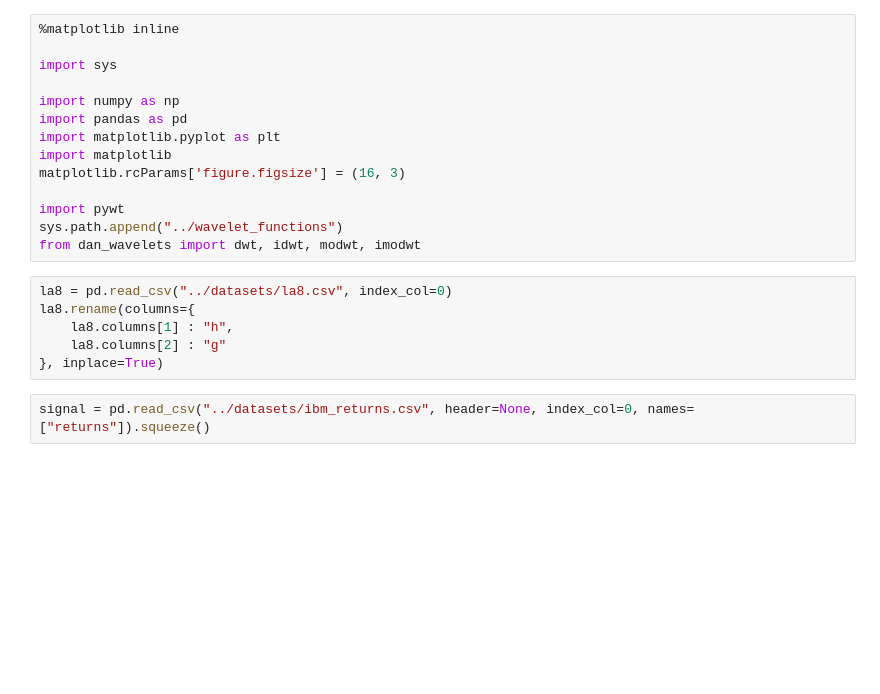
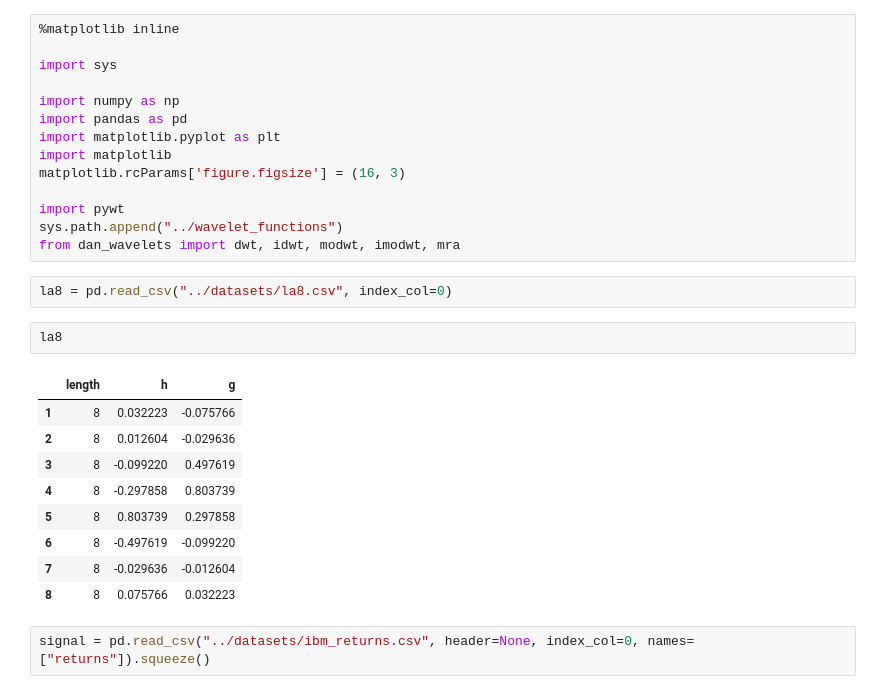
Before and after one commit to LinuxpowerLudo/wavelet_analysis_of_bitcoin, a Jupyter notebook: phase_2/Manual reproduction of page 141 of Gencay and Selcuk.ipynb, the cells around one changed output. Saved outputs shown, nothing was run; the diff lists cells and outputs as text; blank space fills up the shorter version.

```diff
--- a/phase_2/Manual reproduction of page 141 of Gencay and Selcuk.ipynb
+++ b/phase_2/Manual reproduction of page 141 of Gencay and Selcuk.ipynb
@@ -11,13 +11,21 @@ matplotlib.rcParams['figure.figsize'] = (16, 3)
 
 import pywt
 sys.path.append("../wavelet_functions")
-from dan_wavelets import dwt, idwt, modwt, imodwt
+from dan_wavelets import dwt, idwt, modwt, imodwt, mra
 # %%
 la8 = pd.read_csv("../datasets/la8.csv", index_col=0)
-la8.rename(columns={
-    la8.columns[1] : "h",
-    la8.columns[2] : "g"
-}, inplace=True)
+# %%
+la8
+# %% [output]
+|  | length | h | g |
+| 1 | 8 | 0.032223 | -0.075766 |
+| 2 | 8 | 0.012604 | -0.029636 |
+| 3 | 8 | -0.099220 | 0.497619 |
+| 4 | 8 | -0.297858 | 0.803739 |
+| 5 | 8 | 0.803739 | 0.297858 |
+| 6 | 8 | -0.497619 | -0.099220 |
+| 7 | 8 | -0.029636 | -0.012604 |
+| 8 | 8 | 0.075766 | 0.032223 |
 # %%
 signal = pd.read_csv("../datasets/ibm_returns.csv", header=None, index_col=0, names=["returns"]).squeeze()
 # %%
```
Also changed, not shown: parts of 2 cells of this notebook, 1 other file.
